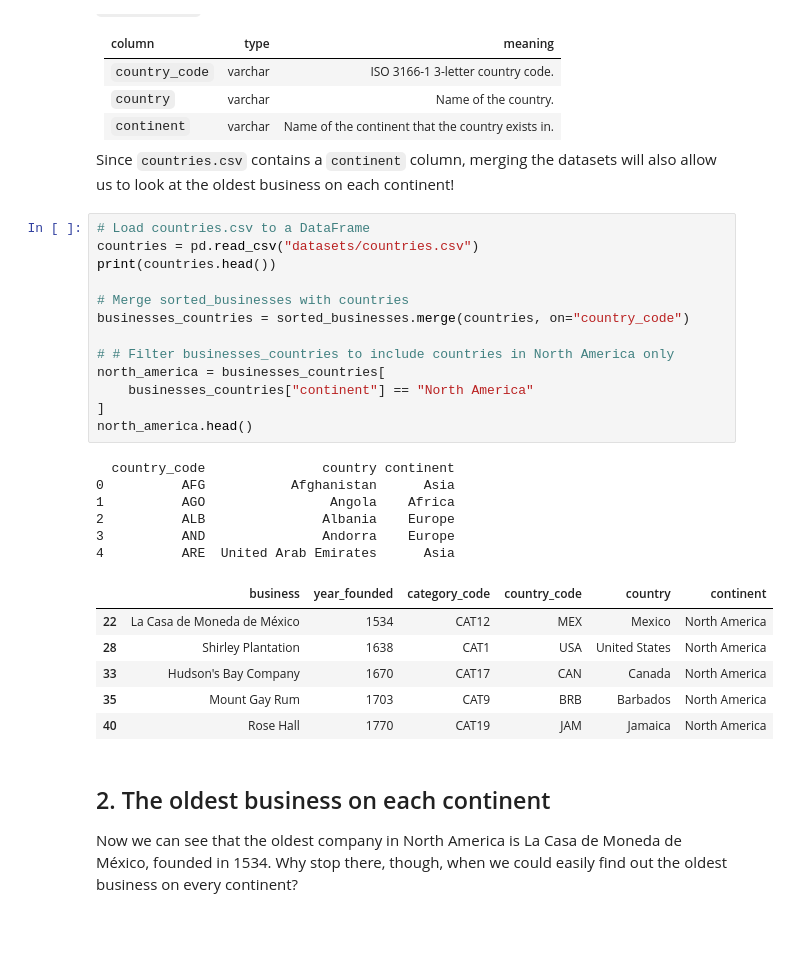
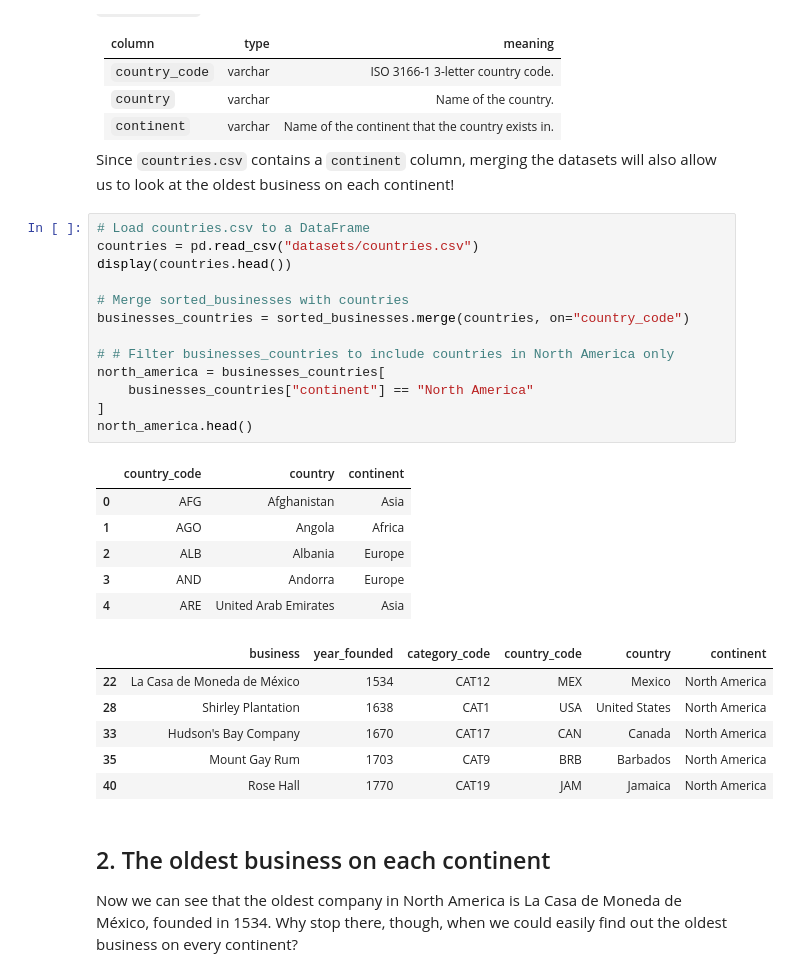
Before and after one commit to kbdv/oldest_biz, a Jupyter notebook: Python_oldest_business.ipynb, the cells around one changed output. Cells and saved outputs as stored; diff of their text form; blank space fills up the shorter version.

```diff
--- a/Python_oldest_business.ipynb
+++ b/Python_oldest_business.ipynb
@@ -59,29 +59,29 @@ sorted_businesses[:10]
 # %%
 # Load countries.csv to a DataFrame
 countries = pd.read_csv("datasets/countries.csv")
-print(countries.head())
+display(countries.head())
 
 # Merge sorted_businesses with countries
 businesses_countries = sorted_businesses.merge(countries, on="country_code")
 
 # # Filter businesses_countries to include countries in North America only
 north_america = businesses_countries[
     businesses_countries["continent"] == "North America"
 ]
 north_america.head()
 # %% [output]
-  country_code               country continent
-0          AFG           Afghanistan      Asia
-1          AGO                Angola    Africa
-2          ALB               Albania    Europe
-3          AND               Andorra    Europe
-4          ARE  United Arab Emirates      Asia
-|  | business | year_founded | category_code | country_code | country | continent |
-| 22 | La Casa de Moneda de México | 1534 | CAT12 | MEX | Mexico | North America |
-| 28 | Shirley Plantation | 1638 | CAT1 | USA | United States | North America |
-| 33 | Hudson's Bay Company | 1670 | CAT17 | CAN | Canada | North America |
-| 35 | Mount Gay Rum | 1703 | CAT9 | BRB | Barbados | North America |
-| 40 | Rose Hall | 1770 | CAT19 | JAM | Jamaica | North America |
+|  | country_code | country | continent |
+| 0 | AFG | Afghanistan | Asia |
+| 1 | AGO | Angola | Africa |
+| 2 | ALB | Albania | Europe |
+| 3 | AND | Andorra | Europe |
+| 4 | ARE | United Arab Emirates | Asia |
+|  | business | year_founded | category_code | country_code | country | continent |
+| 22 | La Casa de Moneda de México | 1534 | CAT12 | MEX | Mexico | North America |
+| 28 | Shirley Plantation | 1638 | CAT1 | USA | United States | North America |
+| 33 | Hudson's Bay Company | 1670 | CAT17 | CAN | Canada | North America |
+| 35 | Mount Gay Rum | 1703 | CAT9 | BRB | Barbados | North America |
+| 40 | Rose Hall | 1770 | CAT19 | JAM | Jamaica | North America |
 # %% [markdown]
 ## 2. The oldest business on each continent
 <p>Now we can see that the oldest company in North America is La Casa de Moneda de México, founded in 1534. Why stop there, though, when we could easily find out the oldest business on every continent? </p>
```
Also changed, not shown: parts of 2 cells of this notebook.
